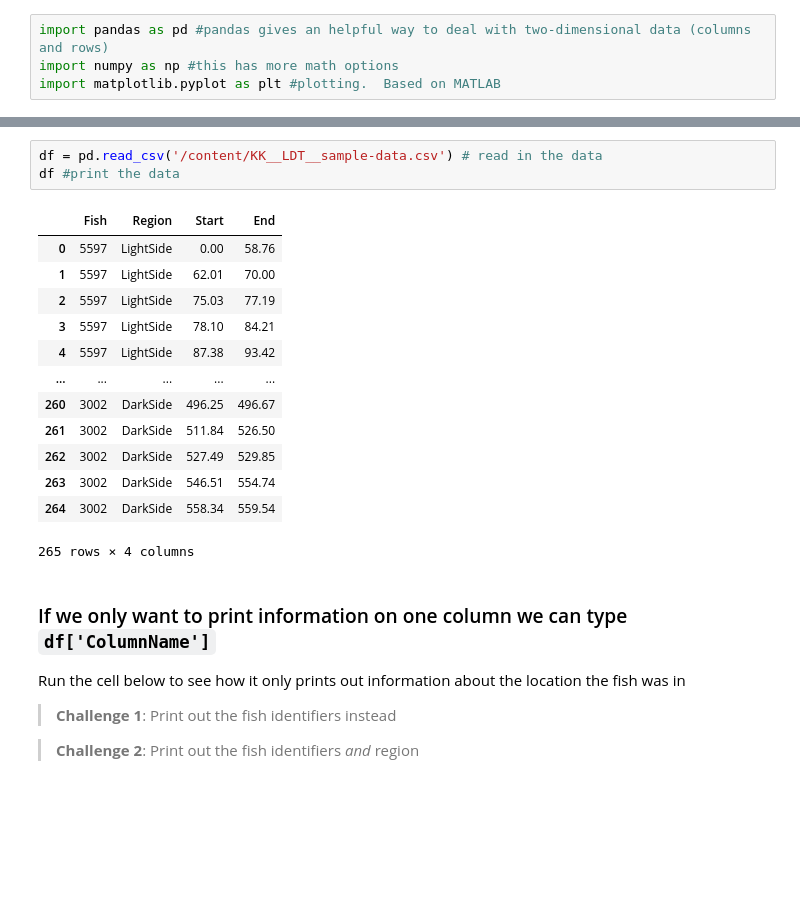
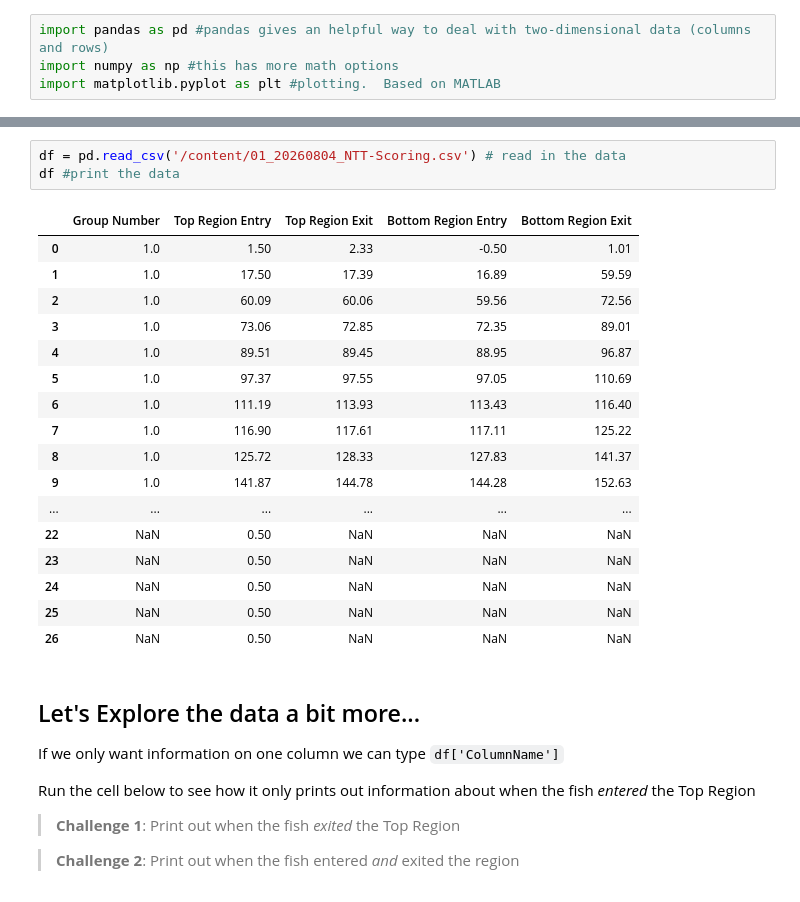
Before and after one commit to heattard/NU-Camp-2026, a Jupyter notebook: NU2026_fish.ipynb, the cells around one changed output, grey strips where cells are left out. Cells and saved outputs as stored; diff of their text form; blank space fills up the shorter version.

```diff
--- a/NU2026_fish.ipynb
+++ b/NU2026_fish.ipynb
@@ -39,26 +45,32 @@ Run the cell below and look at the ouptut.  That's your data that is now all hel
 # %%
-df = pd.read_csv('/content/KK__LDT__sample-data.csv') # read in the data
+df = pd.read_csv('/content/01_20260804_NTT-Scoring.csv') # read in the data
 df #print the data
 # %% [output]
-|  | Fish | Region | Start | End |
-| 0 | 5597 | LightSide | 0.00 | 58.76 |
-| 1 | 5597 | LightSide | 62.01 | 70.00 |
-| 2 | 5597 | LightSide | 75.03 | 77.19 |
-| 3 | 5597 | LightSide | 78.10 | 84.21 |
-| 4 | 5597 | LightSide | 87.38 | 93.42 |
-| ... | ... | ... | ... | ... |
-| 260 | 3002 | DarkSide | 496.25 | 496.67 |
-| 261 | 3002 | DarkSide | 511.84 | 526.50 |
-| 262 | 3002 | DarkSide | 527.49 | 529.85 |
-| 263 | 3002 | DarkSide | 546.51 | 554.74 |
-| 264 | 3002 | DarkSide | 558.34 | 559.54 |
+|  | Group Number | Top Region Entry | Top Region Exit | Bottom Region Entry | Bottom Region Exit |
+| 0 | 1.0 | 1.50 | 2.33 | -0.50 | 1.01 |
+| 1 | 1.0 | 17.50 | 17.39 | 16.89 | 59.59 |
+| 2 | 1.0 | 60.09 | 60.06 | 59.56 | 72.56 |
+| 3 | 1.0 | 73.06 | 72.85 | 72.35 | 89.01 |
+| 4 | 1.0 | 89.51 | 89.45 | 88.95 | 96.87 |
+| 5 | 1.0 | 97.37 | 97.55 | 97.05 | 110.69 |
+| 6 | 1.0 | 111.19 | 113.93 | 113.43 | 116.40 |
+| 7 | 1.0 | 116.90 | 117.61 | 117.11 | 125.22 |
+| 8 | 1.0 | 125.72 | 128.33 | 127.83 | 141.37 |
+| 9 | 1.0 | 141.87 | 144.78 | 144.28 | 152.63 |
+| ... | ... | ... | ... | ... | ... |
+| 22 | NaN | 0.50 | NaN | NaN | NaN |
+| 23 | NaN | 0.50 | NaN | NaN | NaN |
+| 24 | NaN | 0.50 | NaN | NaN | NaN |
+| 25 | NaN | 0.50 | NaN | NaN | NaN |
+| 26 | NaN | 0.50 | NaN | NaN | NaN |
-265 rows × 4 columns
 # %% [markdown]
-### If we only want to print information on one column we can type `df['ColumnName']`
+## Let's Explore the data a bit more...
 
-Run the cell below to see how it only prints out information about the location the fish was in
+If we only want information on one column we can type `df['ColumnName']`
 
-> **Challenge 1**: Print out the fish identifiers instead
+Run the cell below to see how it only prints out information about when the fish *entered* the Top Region
 
-> **Challenge 2**: Print out the fish identifiers *and* region
+> **Challenge 1**: Print out when the fish *exited* the Top Region
+
+> **Challenge 2**: Print out when the fish entered *and* exited the region
 # %%
```
Also changed, not shown: parts of 22 cells of this notebook.
